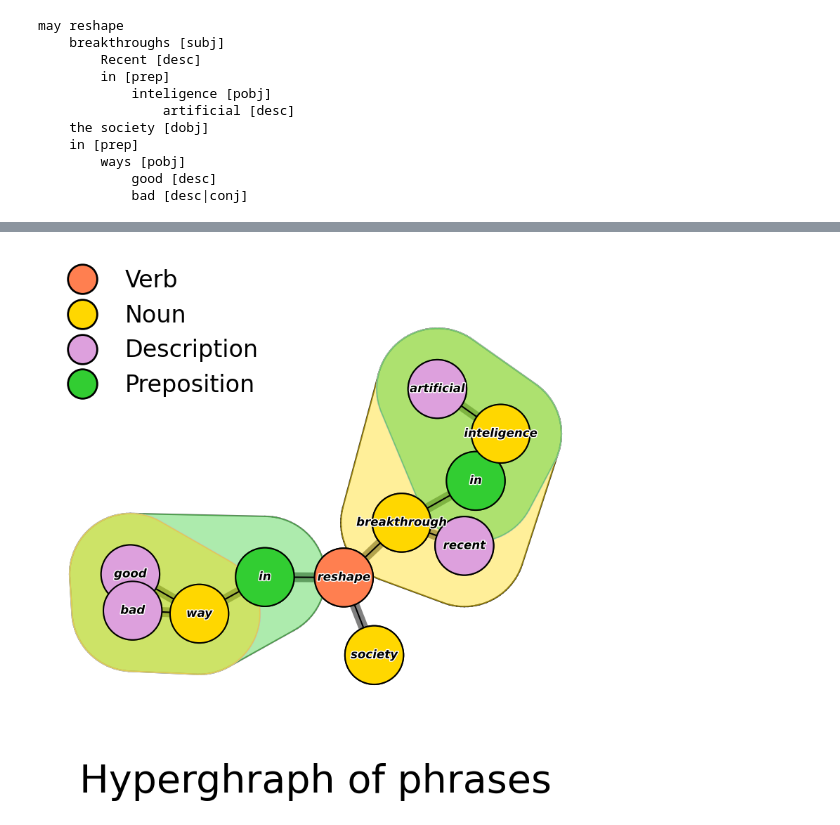
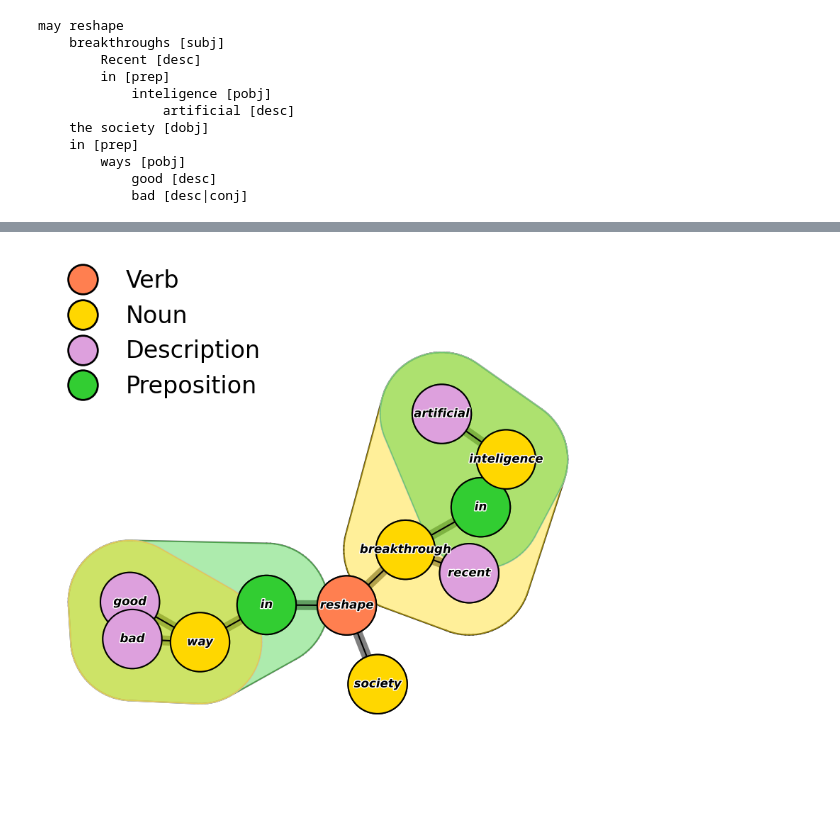
Before and after one commit to sztal/segram, a Jupyter notebook: examples/3-representations.ipynb, the cells around one changed output, grey strips where cells are left out. Saved outputs shown, nothing was run; the diff lists cells and outputs as text; code cells hidden in the pictures.

```diff
--- a/examples/3-representations.ipynb
+++ b/examples/3-representations.ipynb
@@ -85,32 +85,32 @@ kwds = dict(
         eid: edge_cmap[sent.pmap[eid].alias] for eid in H.edges
         if isinstance(eid, int)
     },
     radius=.3
 )
 fig, ax = plt.subplots(figsize=(8, 8))
 pos = xgi.barycenter_kamada_kawai_layout(H)
 xgi.draw(H, pos, **kwds, dyad_color="gray", dyad_lw=10, max_order=1)
 xgi.draw_hypergraph_hull(H, pos, **kwds, dya_color=None)
 txtkw = dict(
     ha="center", va="center", fontweight="bold", size="large",
     fontstyle="oblique", path_effects=[
         PathEffects.withStroke(linewidth=2, foreground="white")
 ])
 for node, xy in pos.items():
     ax.text(*xy, node.lemma, zorder=100, **txtkw)
 handles = [
     mpl.lines.Line2D(
         [0], [0], color=node_cmap[comp], lw=0,
         label=labels.get(comp, comp),
         marker="o", markersize=30, markeredgecolor="black",
         markeredgewidth=2,
     ) for comp in node_cmap
 ]
 fig.legend(
     handles=handles, loc="upper left", ncol=1, frameon=False,
     fontsize=24
 )
-fig.supxlabel("Hyperghraph of phrases", fontsize=40)
+# fig.supxlabel("Hyperghraph of phrases", fontsize=40)
 fig.tight_layout()
 # %% [output]
-[figure, old version]
+[figure, new version]
```
Also changed, not shown: 2 other files.
